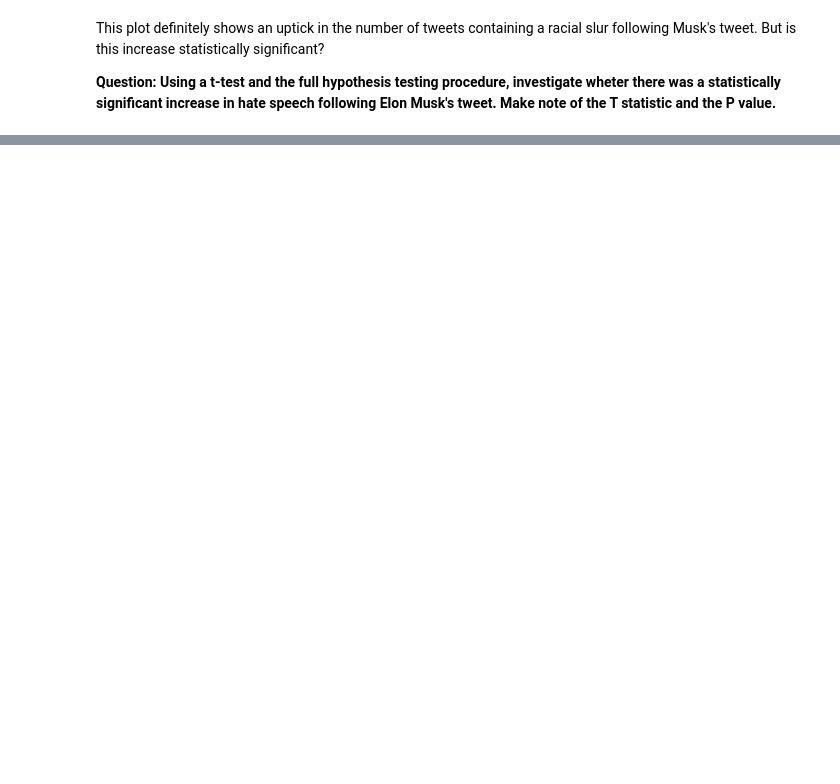
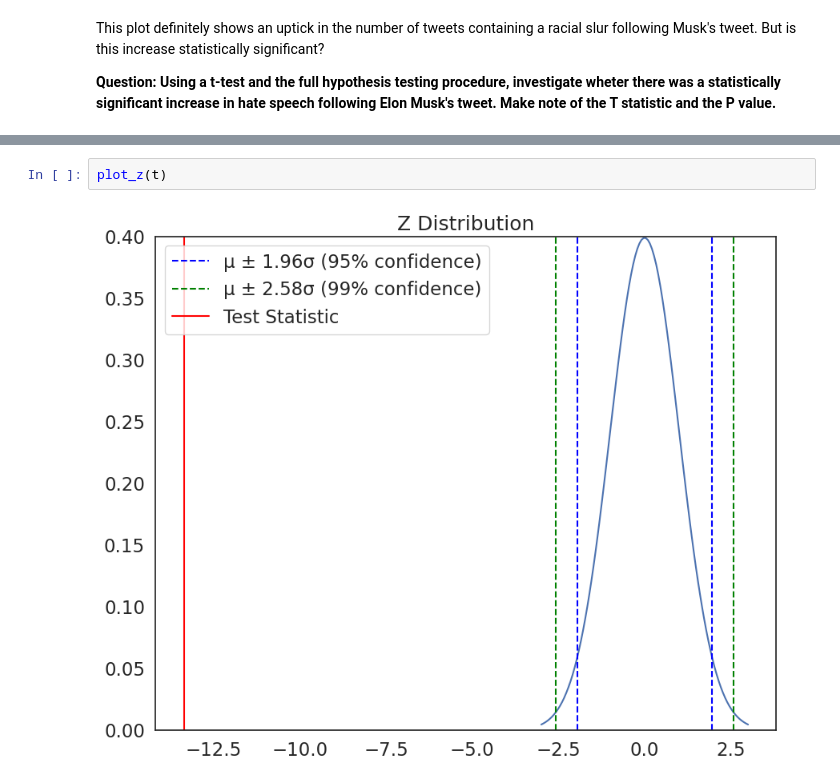
Before and after one commit to Alison339/QM2-1, a Jupyter notebook: notebooks/W06. Hypothesis Testing.ipynb, the cells around one changed output, grey strips where cells are left out. Cells and saved outputs as stored; diff of their text form; blank space fills up the shorter version.

```diff
--- a/notebooks/W06. Hypothesis Testing.ipynb
+++ b/notebooks/W06. Hypothesis Testing.ipynb
@@ -485,0 +334,4 @@ This plot definitely shows an uptick in the number of tweets containing a racial
+# %%
+plot_z(t)
+# %% [output]
+[figure, added]
```
Also changed, not shown: parts of 13 cells of this notebook.
